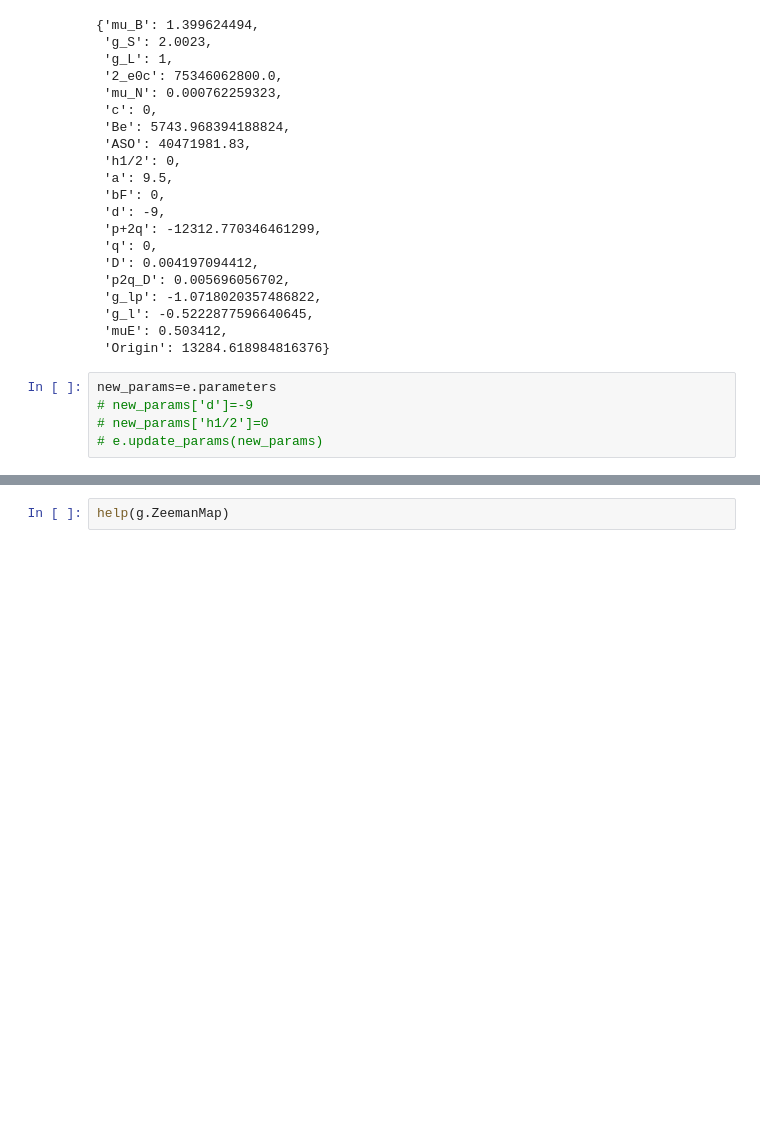
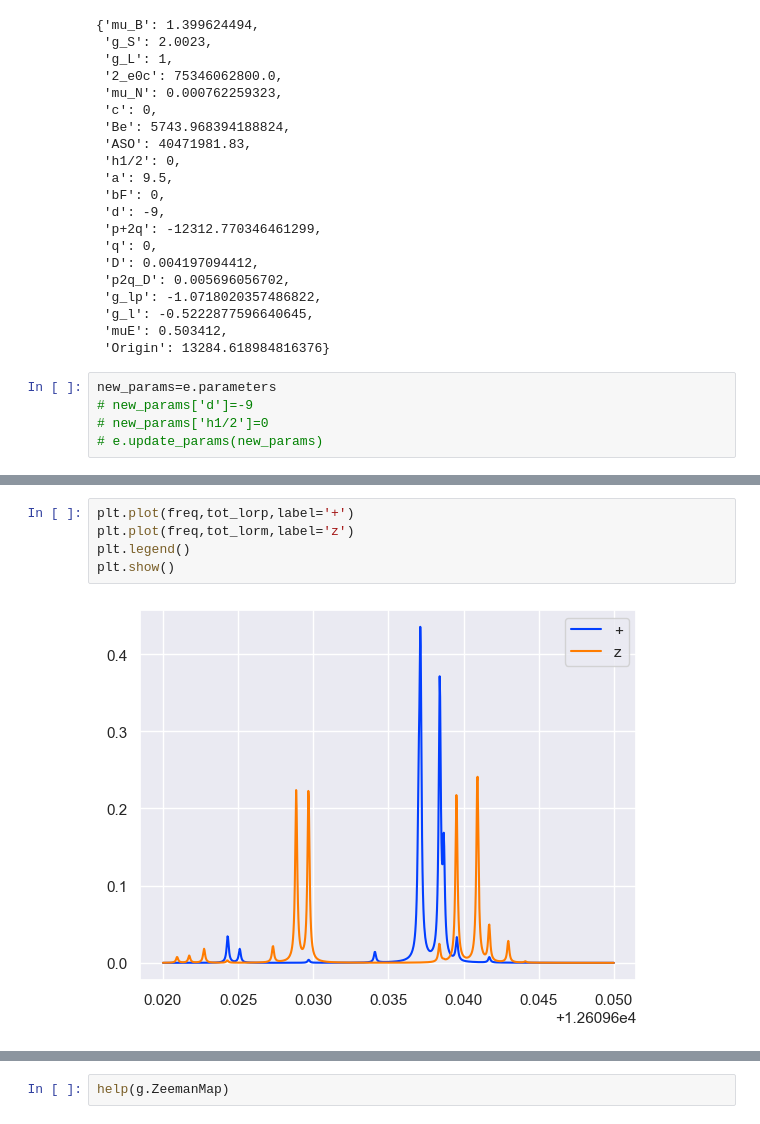
Before and after one commit to arianjad/Molecule-Structure, a Jupyter notebook: Jupyter Notebooks/RaX/RaF X-A.ipynb, the cells around one changed output, grey strips where cells are left out. Saved outputs shown, nothing was run; the diff lists cells and outputs as text; blank space fills up the shorter version.

```diff
--- a/Jupyter Notebooks/RaX/RaF X-A.ipynb
+++ b/Jupyter Notebooks/RaX/RaF X-A.ipynb
@@ -581 +602,8 @@ plt.show()
+# %%
+plt.plot(freq,tot_lorp,label='+')
+plt.plot(freq,tot_lorm,label='z')
+plt.legend()
+plt.show()
+# %% [output]
+[figure, added]
 # %%
```
Also changed, not shown: parts of 5 cells of this notebook, 6 other files.
